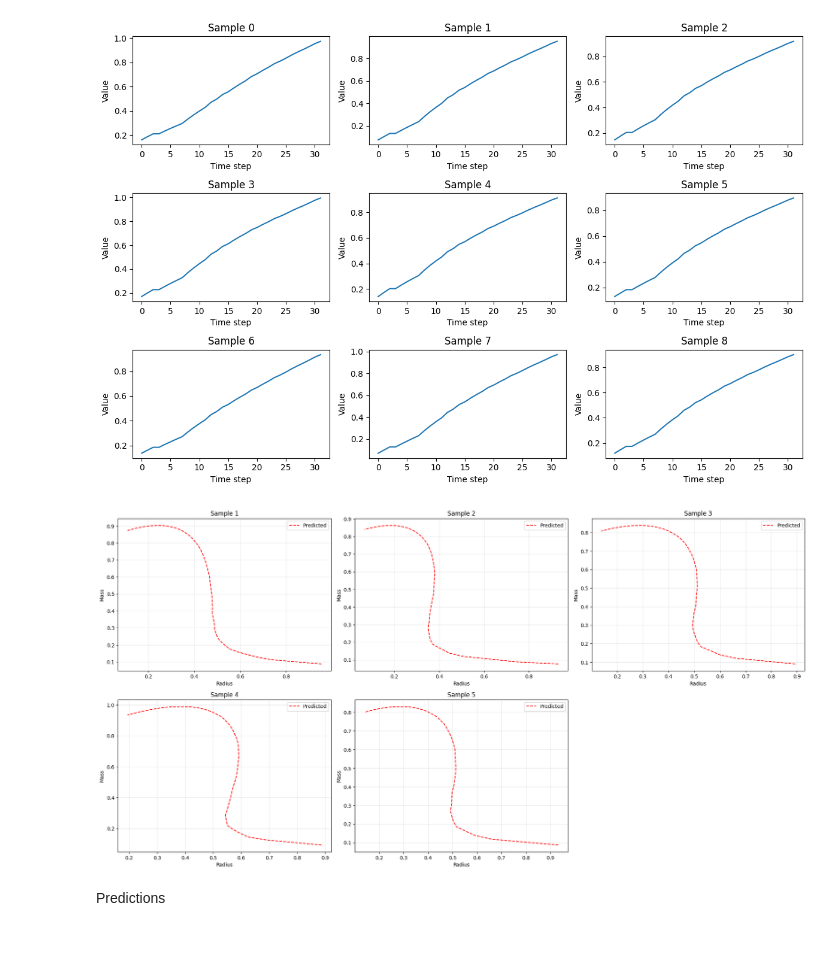
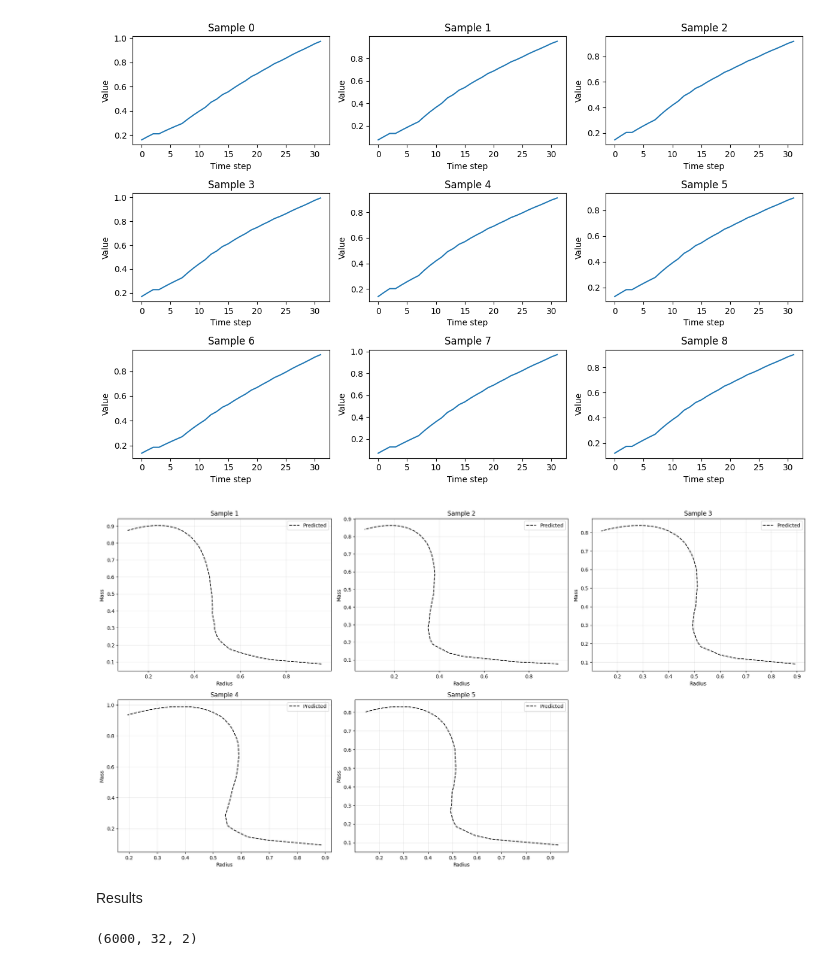
Before and after one commit to lesanson/NN-Reconstruction, a Jupyter notebook: TOV_Solver.ipynb, the cells around one changed output. Saved outputs shown, nothing was run; the diff lists cells and outputs as text; code cells hidden in the pictures.

```diff
--- a/TOV_Solver.ipynb
+++ b/TOV_Solver.ipynb
@@ -95,36 +94,40 @@ plt.tight_layout()
 # %%
 Y_scaled = np.load("data/Y_scaled.npy")
 
 mass_pred_unscaled = Y_scaled[:, :, 0]
 radius_pred_unscaled = Y_scaled[:, :, 1]
 
 # Plot results
 fig, axes = plt.subplots(5, 3, figsize=(20, 25))
 axes = axes.flatten()
 
 for sample_idx in range(5):
     ax = axes[sample_idx]
 
     # Predicted M-R relation (red dashed line)
     ax.plot(radius_pred_unscaled[sample_idx], mass_pred_unscaled[sample_idx],
-            "--", color='red', label='Predicted')
+            "--", color='black', label='Predicted')
 
     ax.set_title(f'Sample {sample_idx + 1}')
     ax.set_xlabel('Radius')
     ax.set_ylabel('Mass')
     ax.legend()
     ax.grid(True, alpha=0.3)
 
 # Hide unused subplots
 for i in range(5, len(axes)):
     axes[i].set_visible(False)
 
 plt.tight_layout()
 plt.show()
 # %% [output]
-[figure, old version]
+[figure, new version]
 # %% [markdown]
-Predictions
+Results
+# %%
+np.load("data/y_test.npy").shape
+# %% [output]
+(6000, 32, 2)
 # %%
 metrics, preds = evaluate_model(model, np.load("data/X_test.npy"), np.load("data/y_test.npy"))
 metrics
```
Also changed, not shown: parts of 11 cells of this notebook, 6 other files.
